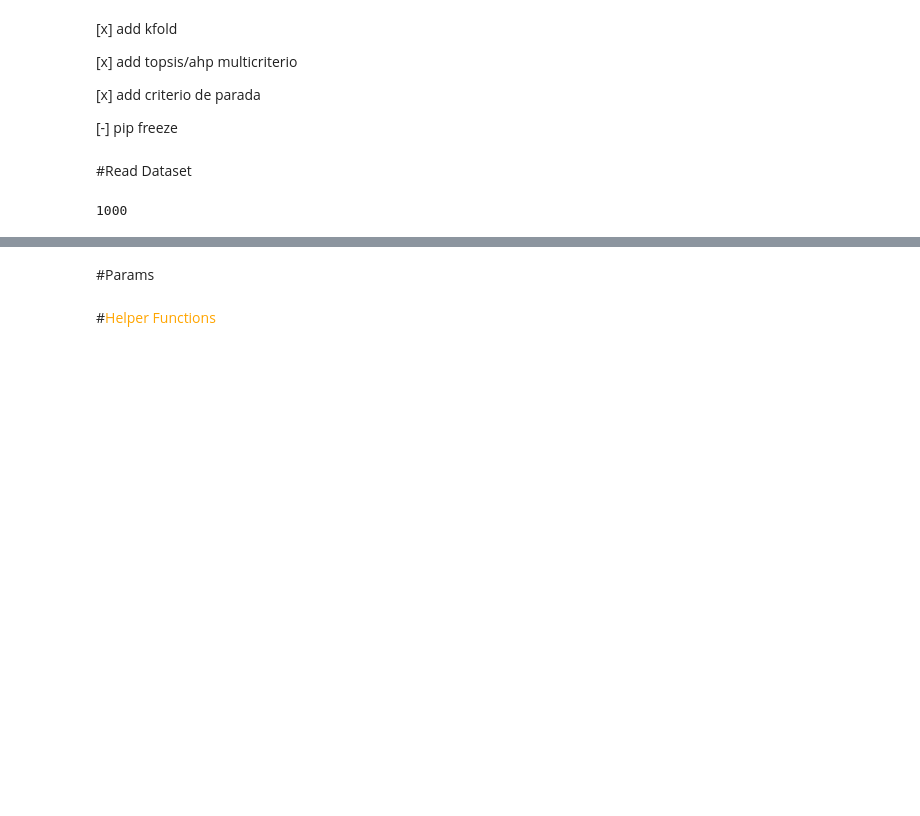
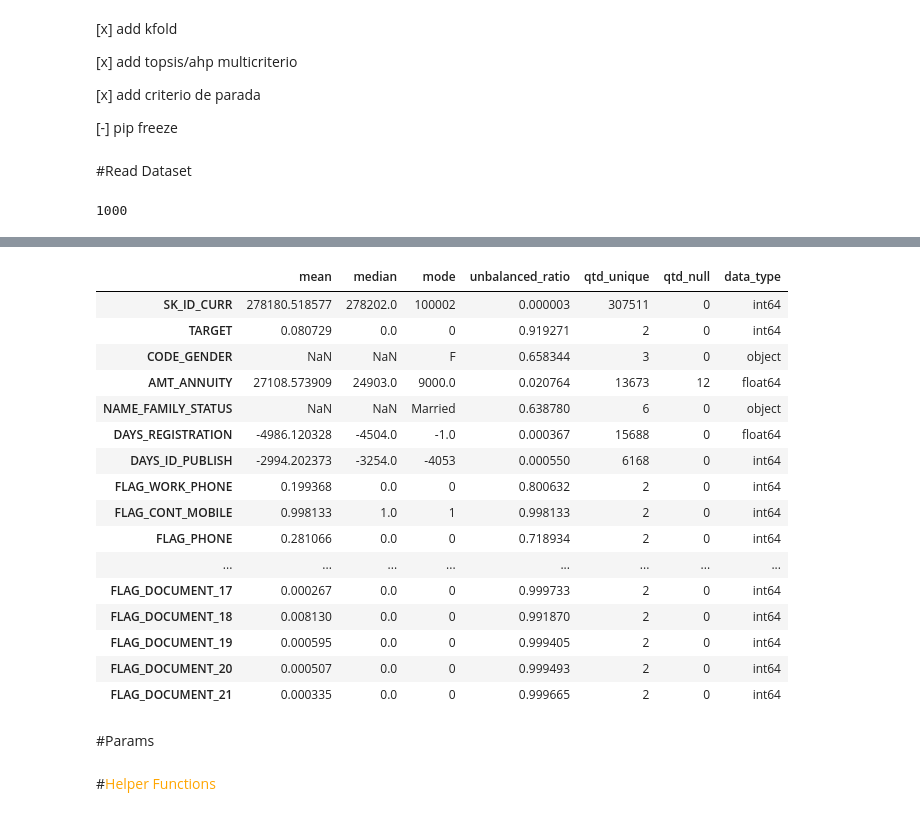
Before and after one commit to hiaac-finance/credit_pipeline, a Jupyter notebook: examples/playground.ipynb, the cells around one changed output, grey strips where cells are left out. Cells and saved outputs as stored; diff of their text form; code cells hidden in the pictures; blank space fills up the shorter version.

```diff
--- a/examples/playground.ipynb
+++ b/examples/playground.ipynb
@@ -76,0 +81,6 @@ print(seed_number)
+# %%
+ll = []
+
+for i, c in enumerate(df_o.columns):
+    if c not in ri.cherry_cols and c not in ri.cols_RI:
+        ll.append(c)
@@ -77,3 +178,23 @@ print(seed_number)
+# %%
+dex.describe_data(df_o,ll)
+# %% [output]
+|  | mean | median | mode | unbalanced_ratio | qtd_unique | qtd_null | data_type |
+| SK_ID_CURR | 278180.518577 | 278202.0 | 100002 | 0.000003 | 307511 | 0 | int64 |
+| TARGET | 0.080729 | 0.0 | 0 | 0.919271 | 2 | 0 | int64 |
+| CODE_GENDER | NaN | NaN | F | 0.658344 | 3 | 0 | object |
+| AMT_ANNUITY | 27108.573909 | 24903.0 | 9000.0 | 0.020764 | 13673 | 12 | float64 |
+| NAME_FAMILY_STATUS | NaN | NaN | Married | 0.638780 | 6 | 0 | object |
+| DAYS_REGISTRATION | -4986.120328 | -4504.0 | -1.0 | 0.000367 | 15688 | 0 | float64 |
+| DAYS_ID_PUBLISH | -2994.202373 | -3254.0 | -4053 | 0.000550 | 6168 | 0 | int64 |
+| FLAG_WORK_PHONE | 0.199368 | 0.0 | 0 | 0.800632 | 2 | 0 | int64 |
+| FLAG_CONT_MOBILE | 0.998133 | 1.0 | 1 | 0.998133 | 2 | 0 | int64 |
+| FLAG_PHONE | 0.281066 | 0.0 | 0 | 0.718934 | 2 | 0 | int64 |
+| ... | ... | ... | ... | ... | ... | ... | ... |
+| FLAG_DOCUMENT_17 | 0.000267 | 0.0 | 0 | 0.999733 | 2 | 0 | int64 |
+| FLAG_DOCUMENT_18 | 0.008130 | 0.0 | 0 | 0.991870 | 2 | 0 | int64 |
+| FLAG_DOCUMENT_19 | 0.000595 | 0.0 | 0 | 0.999405 | 2 | 0 | int64 |
+| FLAG_DOCUMENT_20 | 0.000507 | 0.0 | 0 | 0.999493 | 2 | 0 | int64 |
+| FLAG_DOCUMENT_21 | 0.000335 | 0.0 | 0 | 0.999665 | 2 | 0 | int64 |
 # %% [markdown]
 #Params
 # %%
```
Also changed, not shown: parts of 18 cells of this notebook, 1 other file.
